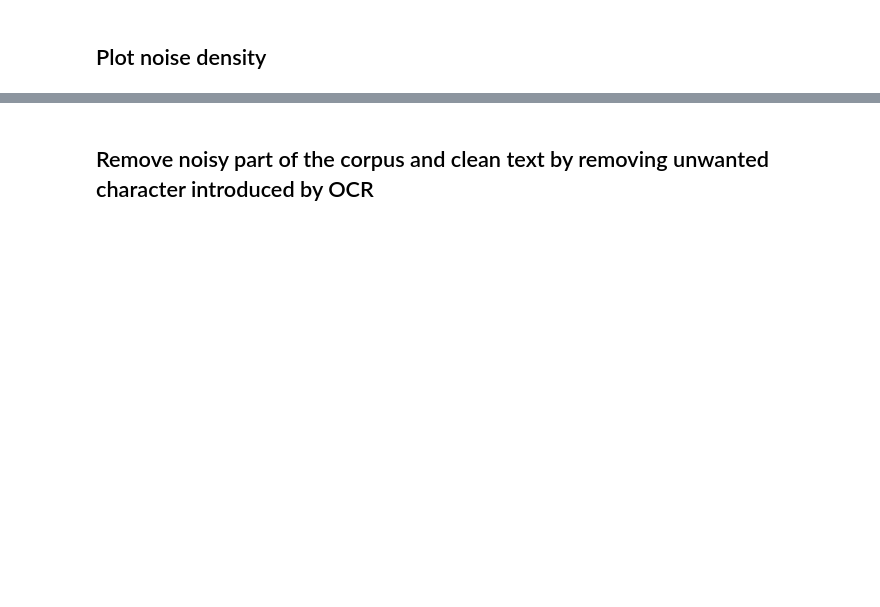
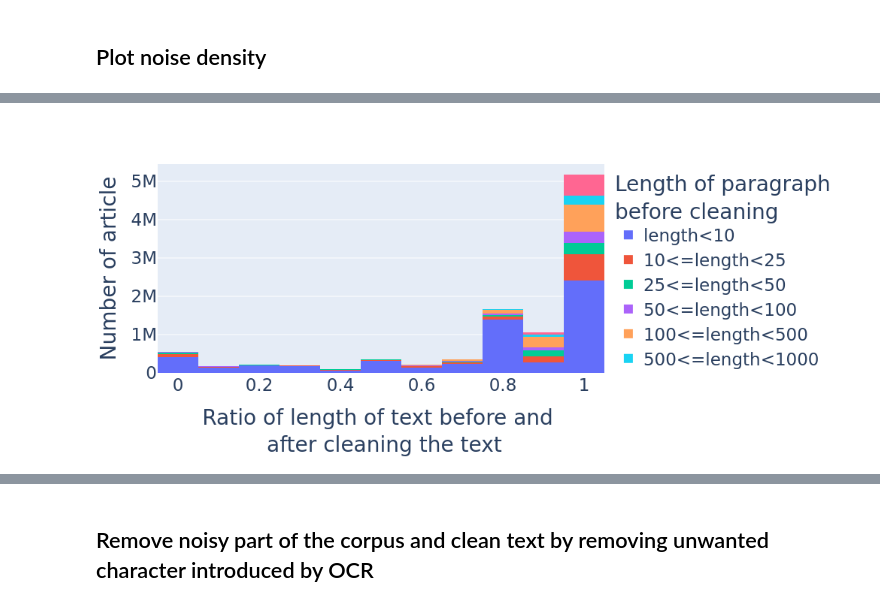
Before and after one commit to GuilhemSicard/Future-Anxiety, a Jupyter notebook: DataCleaning.ipynb, the cells around one changed output, grey strips where cells are left out. Cells and saved outputs as stored; diff of their text form; code cells hidden in the pictures; blank space fills up the shorter version.

```diff
--- a/DataCleaning.ipynb
+++ b/DataCleaning.ipynb
@@ -281,0 +358,12 @@ Image(img.to_image(format="png", width=1000, height=450))
+# %%
+img = px.histogram(textDf.sort_values('length'), x = 'cleanRatio', color='lenLabel', nbins = 20)
+img.update_layout(
+    #title="Plot Title",
+    xaxis_title="Ratio of length of text before and <br> after cleaning the text ",
+    yaxis_title="Number of article",
+    font_size = 23,
+    legend_title="Length of paragraph <br>before cleaning",
+)
+Image(img.to_image(format="png", width=1000, height=450))
+# %% [output]
+[figure, added]
```
Also changed, not shown: parts of 57 cells of this notebook, 2 other files.
